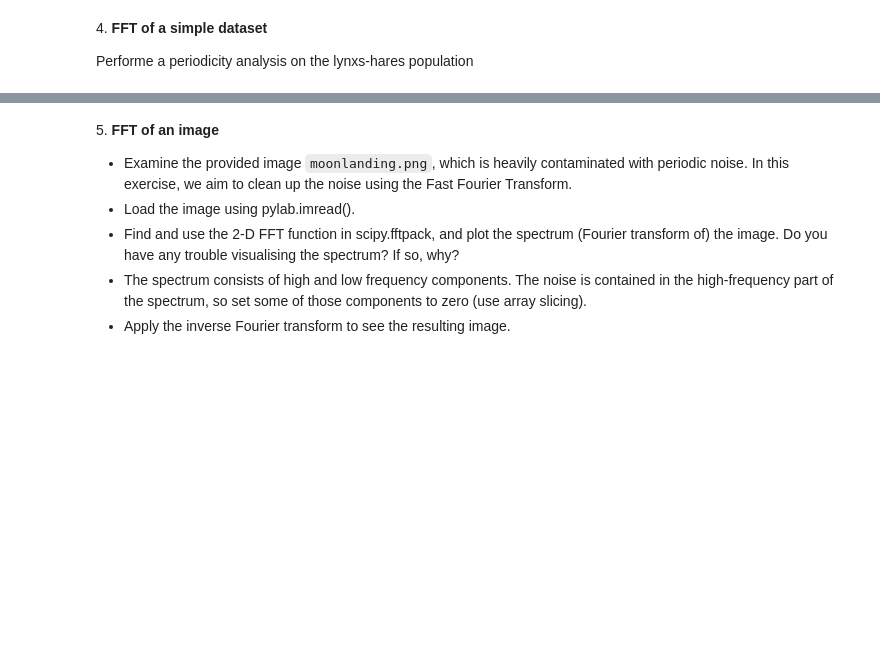
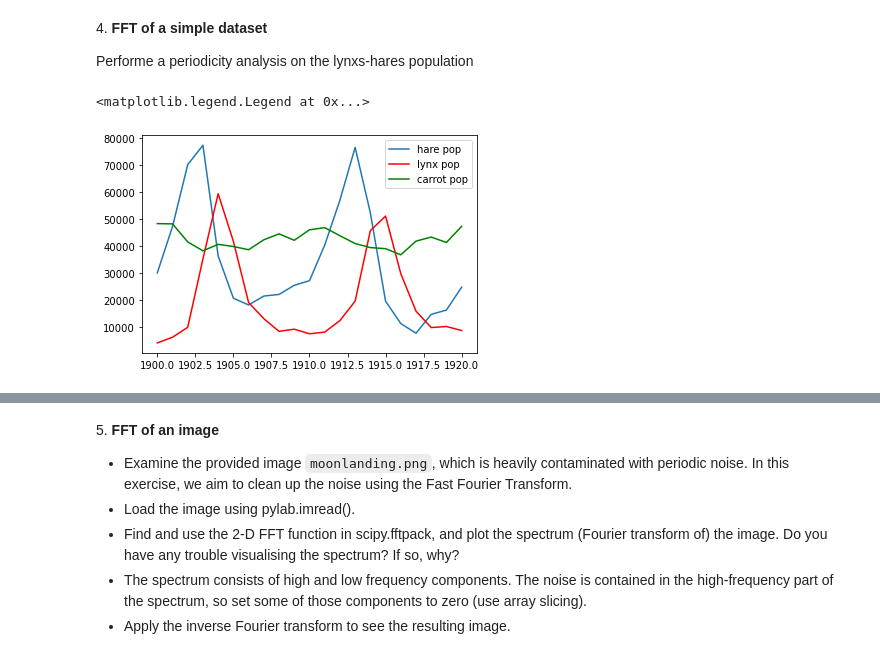
Before and after one commit to chelseaphilippa/LaboratoryOfComputationalPhysics_Y3, a Jupyter notebook: 07.2ex_Algorithms.ipynb, the cells around one changed output, grey strips where cells are left out. Drawn from its saved outputs; the diff is of its cells as text; code cells hidden in the pictures; blank space fills up the shorter version.

```diff
--- a/07.2ex_Algorithms.ipynb
+++ b/07.2ex_Algorithms.ipynb
@@ -137,3 +171,18 @@ How many global minima are there, and what is the function value at those points
 4\. **FFT of a simple dataset**
 
 Performe a periodicity analysis on the lynxs-hares population
+# %%
+import pandas as pd
+array = np.loadtxt("./populations.txt")
+data = pd.DataFrame(array)
+year = array[0:,0]
+hares = array[0:,1]
+lynxes = array[0:,2]
+carrots = array[0:,3]
+plt.plot(year, hares, label = 'hare pop')
+plt.plot(year, lynxes, 'r', label = 'lynx pop')
+plt.plot(year, carrots, 'g', label = 'carrot pop')
+plt.legend(loc='best')
+# %% [output]
+<matplotlib.legend.Legend at 0x...>
+[figure, added]
```
Also changed, not shown: parts of 15 cells of this notebook, 1 other file.
